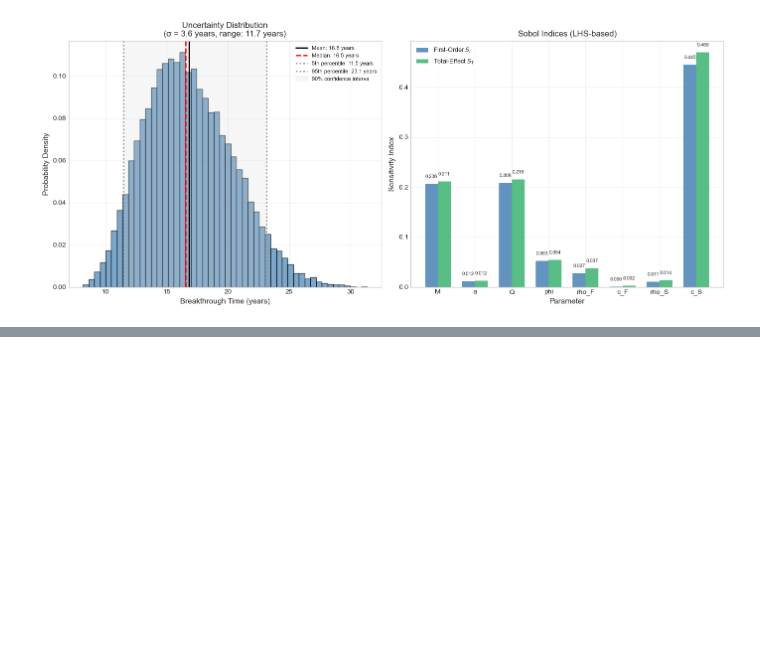
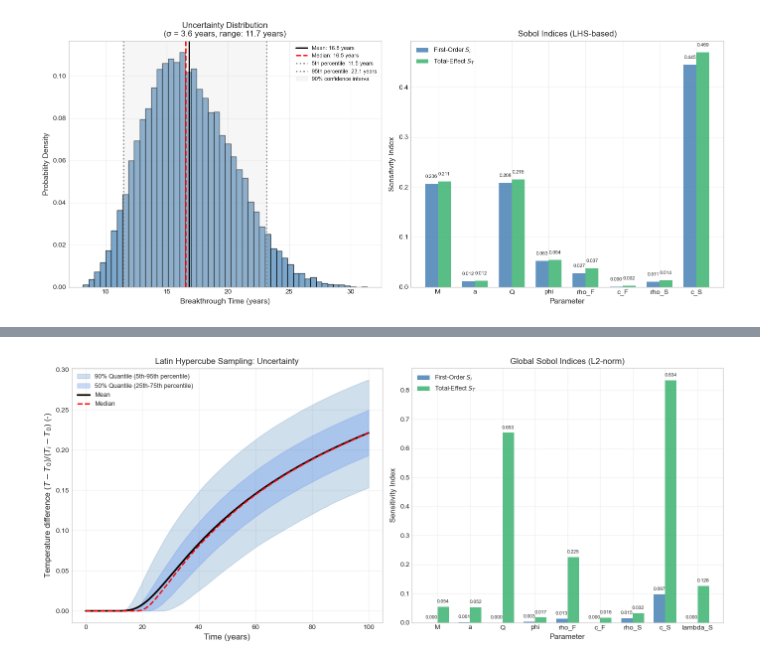
Before and after one commit to jtecklenburg/geothermal-doublet, a Jupyter notebook: sensitivity.ipynb, the cells around one changed output, grey strips where cells are left out. Cells and saved outputs as stored; diff of their text form; code cells hidden in the pictures; blank space fills up the shorter version.

Commit message:
Temporal Sobol sensitivity analysis

```diff
--- a/sensitivity.ipynb
+++ b/sensitivity.ipynb
@@ -37,0 +45,19 @@ FIGSIZE_WIDE = (12, 6)
+# %%
+# Configuration: Global constants and parameter definitions
+# ==========================================================
+
+# Parameter name conventions (consistent across all analyses)
+PARAM_NAMES_BREAKTHROUGH_TIME = ['M', 'a', 'Q', 'phi', 'rho_F', 'c_F', 'rho_S', 'c_S']
+PARAM_NAMES_BREAKTHROUGH_CURVE = PARAM_NAMES_BREAKTHROUGH_TIME + ['lambda_S']
+
+# Sampling seeds for reproducibility
+SEED_A_BREAKTHROUGH = 123      # Primary sample set for breakthrough time analysis
+SEED_B_BREAKTHROUGH = 456      # Secondary sample set for breakthrough time analysis
+SEED_A_BREAKTHROUGH_CURVE = 789  # Primary sample set for breakthrough curve analysis
+SEED_B_BREAKTHROUGH_CURVE = 999  # Secondary sample set for breakthrough curve analysis
+
+# Sample sizes (can be adjusted for accuracy vs. computational cost trade-off)
+N_SAMPLES_BREAKTHROUGH_TIME = 10000  # Samples for breakthrough time Sobol analysis
+N_SAMPLES_BREAKTHROUGH_CURVE = 1000  # Samples for breakthrough curve analysis
+
+print("Configuration loaded: Parameters, seeds, and sample sizes defined.")
@@ -343,0 +307,69 @@ plt.show()
+# %%
+# ============================================================
+# Global Sobol Sensitivity Analysis for breakthrough curve
+# Using L2-norm of deviation from mean as scalar output
+# (Uses pre-computed curves Y_A, Y_B, Y_ABi from previous cell)
+# ============================================================
+
+# Compute L2-norms from pre-computed curves (aggregate time series to scalar)
+y_mean = Y_A.mean(axis=0)  # Mean curve
+y_A_l2 = np.sqrt(np.sum((Y_A - y_mean) ** 2, axis=1))  # L2-norm for each A sample
+y_B_l2 = np.sqrt(np.sum((Y_B - y_mean) ** 2, axis=1))  # L2-norm for each B sample
+
+# Compute L2-norms for all AB_i swaps
+Y_ABi_l2 = {}
+for i in range(num_params_sobol_calc):
+    Y_ABi_l2[i] = np.sqrt(np.sum((Y_ABi[i] - y_mean) ** 2, axis=1))
+
+# Compute Sobol indices using generic function
+S_first_bc, S_total_bc = compute_sobol_indices(A, B, y_A_l2, y_B_l2, Y_ABi_l2, num_params_sobol_calc)
+
+# Store quantiles for visualization
+y_median = np.median(Y_A, axis=0)
+y_q05, y_q25, y_q75, y_q95 = np.percentile(Y_A, [5, 25, 75, 95], axis=0)
+
+# ============================================================
+# Visualization: Global Sobol Analysis + Uncertainty Bands
+# Left: LHS uncertainty quantification, Right: Sobol indices
+# ============================================================
+
+fig, (ax1, ax2) = plt.subplots(1, 2, figsize=FIGSIZE_SUBPLOTS)
+
+# Left plot: Quantile bands
+ax1.fill_between(t_vec, y_q05, y_q95, alpha=0.25, color='steelblue',
+                 label='90% Quantile (5th-95th percentile)')
+ax1.fill_between(t_vec, y_q25, y_q75, alpha=0.35, color='cornflowerblue',
+                 label='50% Quantile (25th-75th percentile)')
+
+# Plot mean and median
+ax1.plot(t_vec, y_mean, 'k-', linewidth=2.5, label='Mean')
+ax1.plot(t_vec, y_median, 'r--', linewidth=2, label='Median')
+
+ax1.set_xlabel('Time (years)', fontsize=12)
+ax1.set_ylabel('Temperature difference $(T - T_0) / (T_i - T_0)$ (-)', fontsize=12)
+ax1.set_title('Latin Hypercube Sampling: Uncertainty', fontsize=12)
+ax1.legend(loc='best', fontsize=9)
+ax1.grid(True, alpha=0.3)
+
+# Right plot: Sobol indices (similar to breakthrough time analysis)
+x = np.arange(num_params_sobol_calc)
+width = 0.35
+ax2.bar(x - width / 2, S_first_bc, width, label='First-Order $S_i$', alpha=0.85, color='steelblue')
+ax2.bar(x + width / 2, S_total_bc, width, label='Total-Effect $S_T$', alpha=0.85, color='mediumseagreen')
+ax2.set_ylabel('Sensitivity Index', fontsize=11)
+ax2.set_xlabel('Parameter', fontsize=11)
+ax2.set_xticks(x)
+ax2.set_xticklabels(param_names_bc)
+ax2.legend(fontsize=9)
+ax2.set_title('Global Sobol Indices (L2-norm)', fontsize=12)
+ax2.grid(True, alpha=0.3)
+
+# Add value labels on bars
+for i in range(num_params_sobol_calc):
+    ax2.text(i - width / 2, S_first_bc[i] + 0.01, f'{S_first_bc[i]:.3f}', ha='center', va='bottom', fontsize=7)
+    ax2.text(i + width / 2, S_total_bc[i] + 0.01, f'{S_total_bc[i]:.3f}', ha='center', va='bottom', fontsize=7)
+
+plt.tight_layout()
+plt.show()
+# %% [output]
+[figure, added]
```
Also changed, not shown: parts of 11 cells of this notebook.
